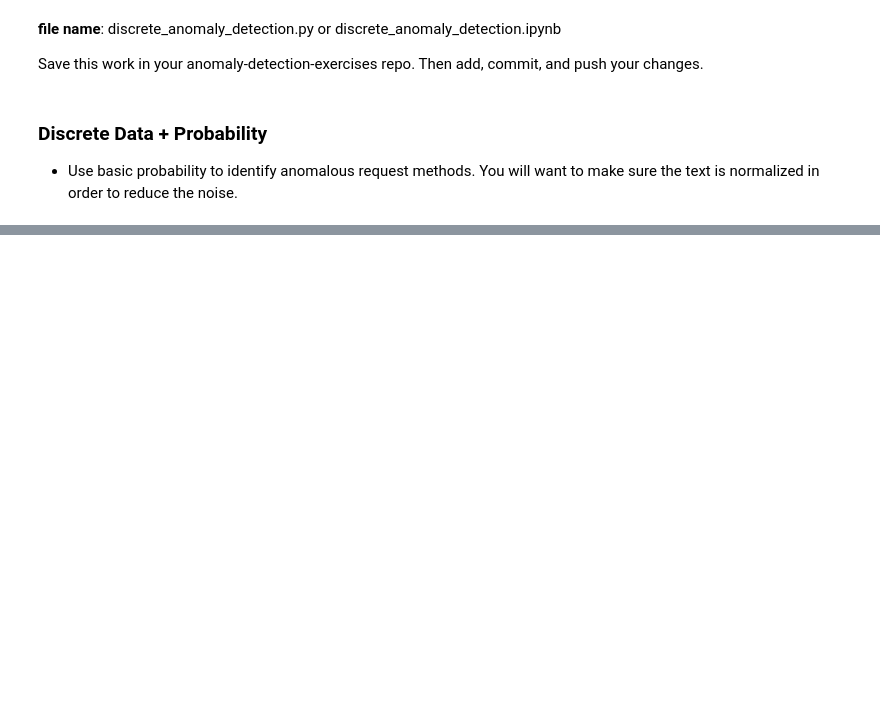
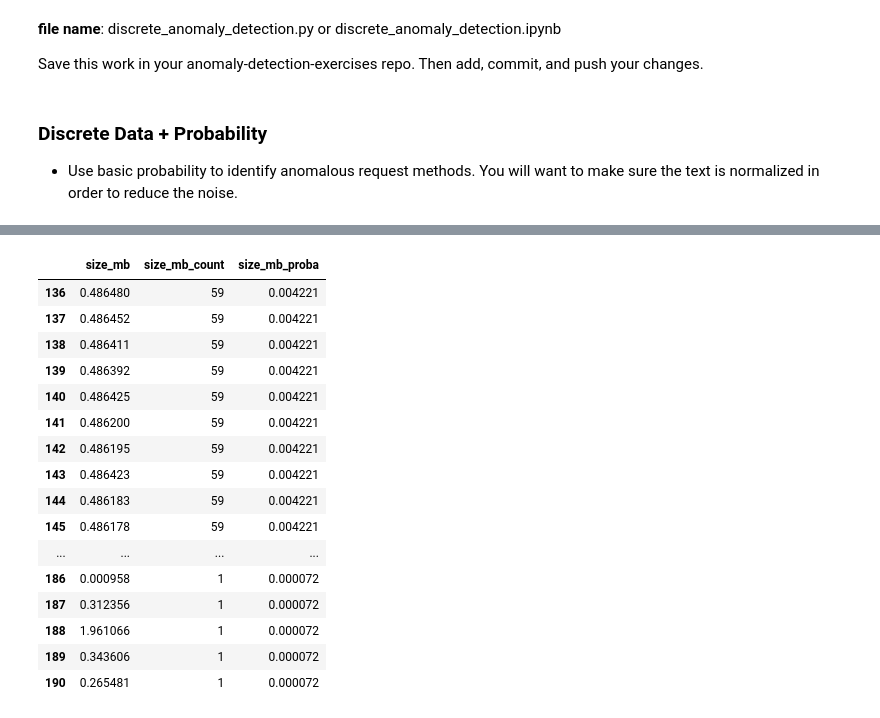
Before and after one commit to gilbert-noriega-ii/anomaly-detection-exercises, a Jupyter notebook: discrete_anomaly_detection.ipynb, the cells around one changed output, grey strips where cells are left out. Drawn from its saved outputs; the diff is of its cells as text; code cells hidden in the pictures; blank space fills up the shorter version.

```diff
--- a/discrete_anomaly_detection.ipynb
+++ b/discrete_anomaly_detection.ipynb
@@ -381,0 +505,21 @@ Save this work in your anomaly-detection-exercises repo. Then add, commit, and p
+# %%
+# see those where rate < 1%
+size_mb_df[size_mb_df.size_mb_count < 60]
+# %% [output]
+|  | size_mb | size_mb_count | size_mb_proba |
+| 136 | 0.486480 | 59 | 0.004221 |
+| 137 | 0.486452 | 59 | 0.004221 |
+| 138 | 0.486411 | 59 | 0.004221 |
+| 139 | 0.486392 | 59 | 0.004221 |
+| 140 | 0.486425 | 59 | 0.004221 |
+| 141 | 0.486200 | 59 | 0.004221 |
+| 142 | 0.486195 | 59 | 0.004221 |
+| 143 | 0.486423 | 59 | 0.004221 |
+| 144 | 0.486183 | 59 | 0.004221 |
+| 145 | 0.486178 | 59 | 0.004221 |
+| ... | ... | ... | ... |
+| 186 | 0.000958 | 1 | 0.000072 |
+| 187 | 0.312356 | 1 | 0.000072 |
+| 188 | 1.961066 | 1 | 0.000072 |
+| 189 | 0.343606 | 1 | 0.000072 |
+| 190 | 0.265481 | 1 | 0.000072 |
```
Also changed, not shown: parts of 16 cells of this notebook.
